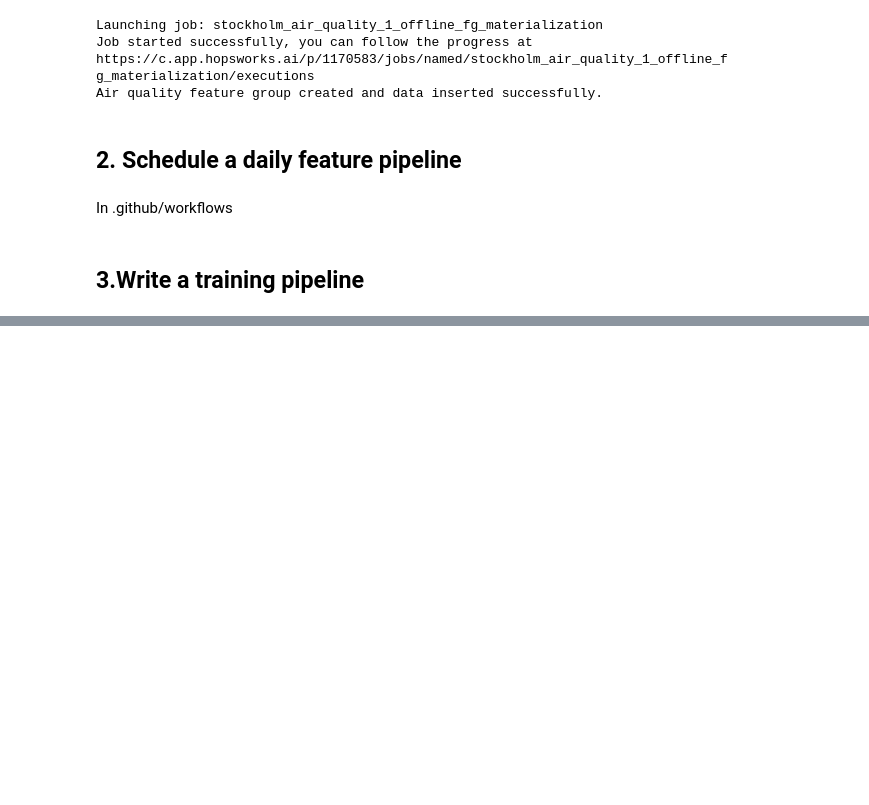
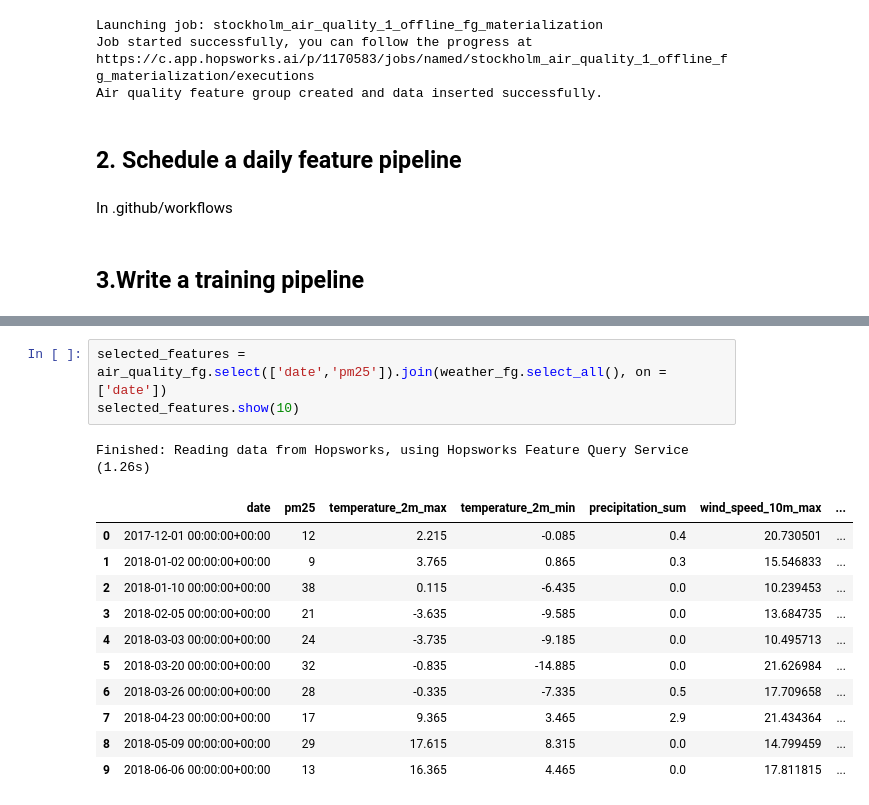
Before and after one commit to IST199655/ID2223_Lab1, a Jupyter notebook: notebooks/lab1/lab1.ipynb, the cells around one changed output, grey strips where cells are left out. Saved outputs shown, nothing was run; the diff lists cells and outputs as text; blank space fills up the shorter version.

```diff
--- a/notebooks/lab1/lab1.ipynb
+++ b/notebooks/lab1/lab1.ipynb
@@ -201,3 +197,19 @@ Finished: Reading data from Hopsworks, using Hopsworks Feature Query Service (2.
+# %%
+selected_features = air_quality_fg.select(['date','pm25']).join(weather_fg.select_all(), on = ['date'])
+selected_features.show(10)
+# %% [output]
+Finished: Reading data from Hopsworks, using Hopsworks Feature Query Service (1.26s)
+|  | date | pm25 | temperature_2m_max | temperature_2m_min | precipitation_sum | wind_speed_10m_max | ... |
+| 0 | 2017-12-01 00:00:00+00:00 | 12 | 2.215 | -0.085 | 0.4 | 20.730501 | ... |
+| 1 | 2018-01-02 00:00:00+00:00 | 9 | 3.765 | 0.865 | 0.3 | 15.546833 | ... |
+| 2 | 2018-01-10 00:00:00+00:00 | 38 | 0.115 | -6.435 | 0.0 | 10.239453 | ... |
+| 3 | 2018-02-05 00:00:00+00:00 | 21 | -3.635 | -9.585 | 0.0 | 13.684735 | ... |
+| 4 | 2018-03-03 00:00:00+00:00 | 24 | -3.735 | -9.185 | 0.0 | 10.495713 | ... |
+| 5 | 2018-03-20 00:00:00+00:00 | 32 | -0.835 | -14.885 | 0.0 | 21.626984 | ... |
+| 6 | 2018-03-26 00:00:00+00:00 | 28 | -0.335 | -7.335 | 0.5 | 17.709658 | ... |
+| 7 | 2018-04-23 00:00:00+00:00 | 17 | 9.365 | 3.465 | 2.9 | 21.434364 | ... |
+| 8 | 2018-05-09 00:00:00+00:00 | 29 | 17.615 | 8.315 | 0.0 | 14.799459 | ... |
+| 9 | 2018-06-06 00:00:00+00:00 | 13 | 16.365 | 4.465 | 0.0 | 17.811815 | ... |
 # %%
 # order data by dates to find good date to split
 dates_ordered = merged_df.sort_values(by = 'date').date
```
Also changed, not shown: parts of 5 cells of this notebook.
